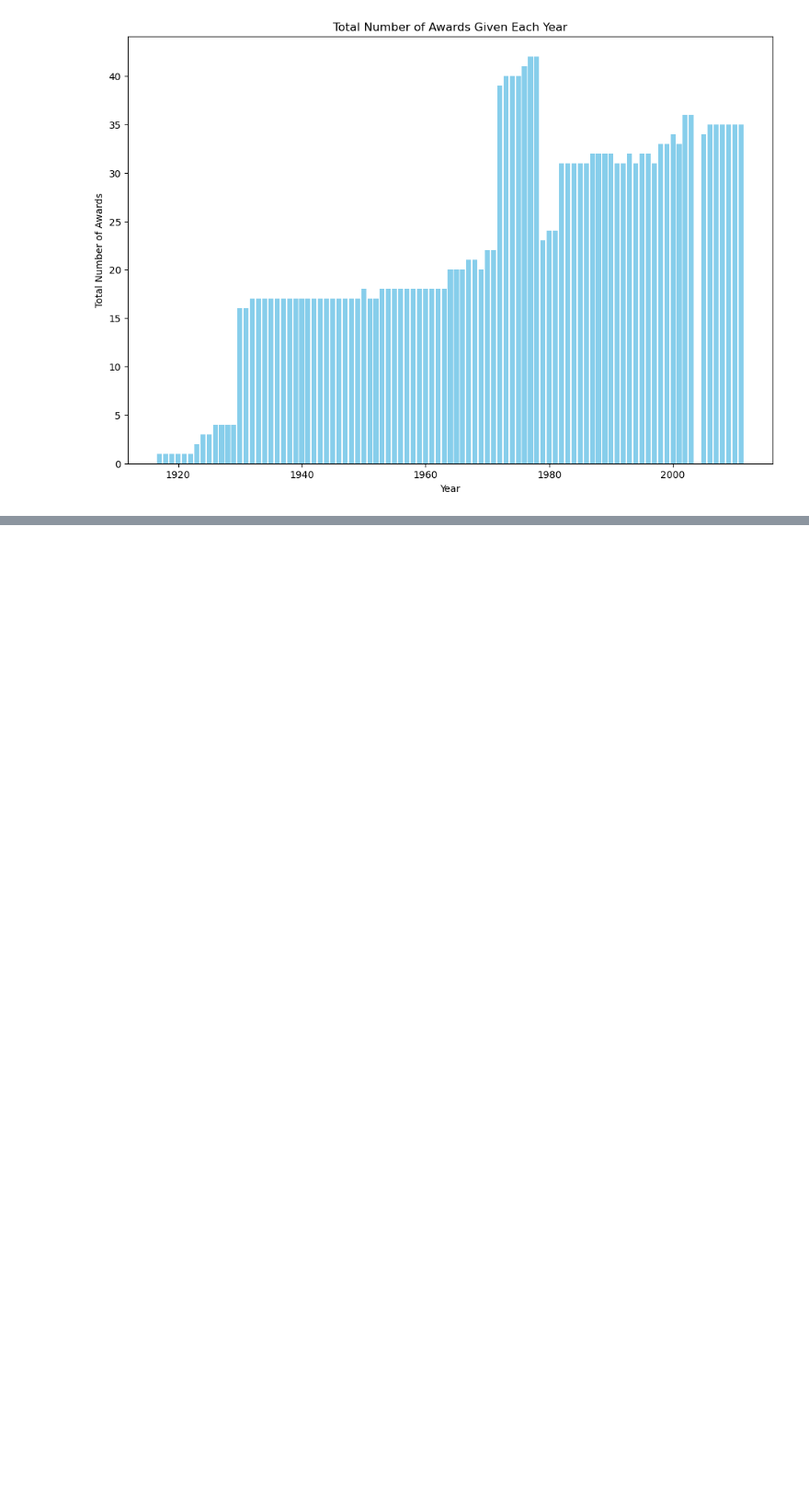
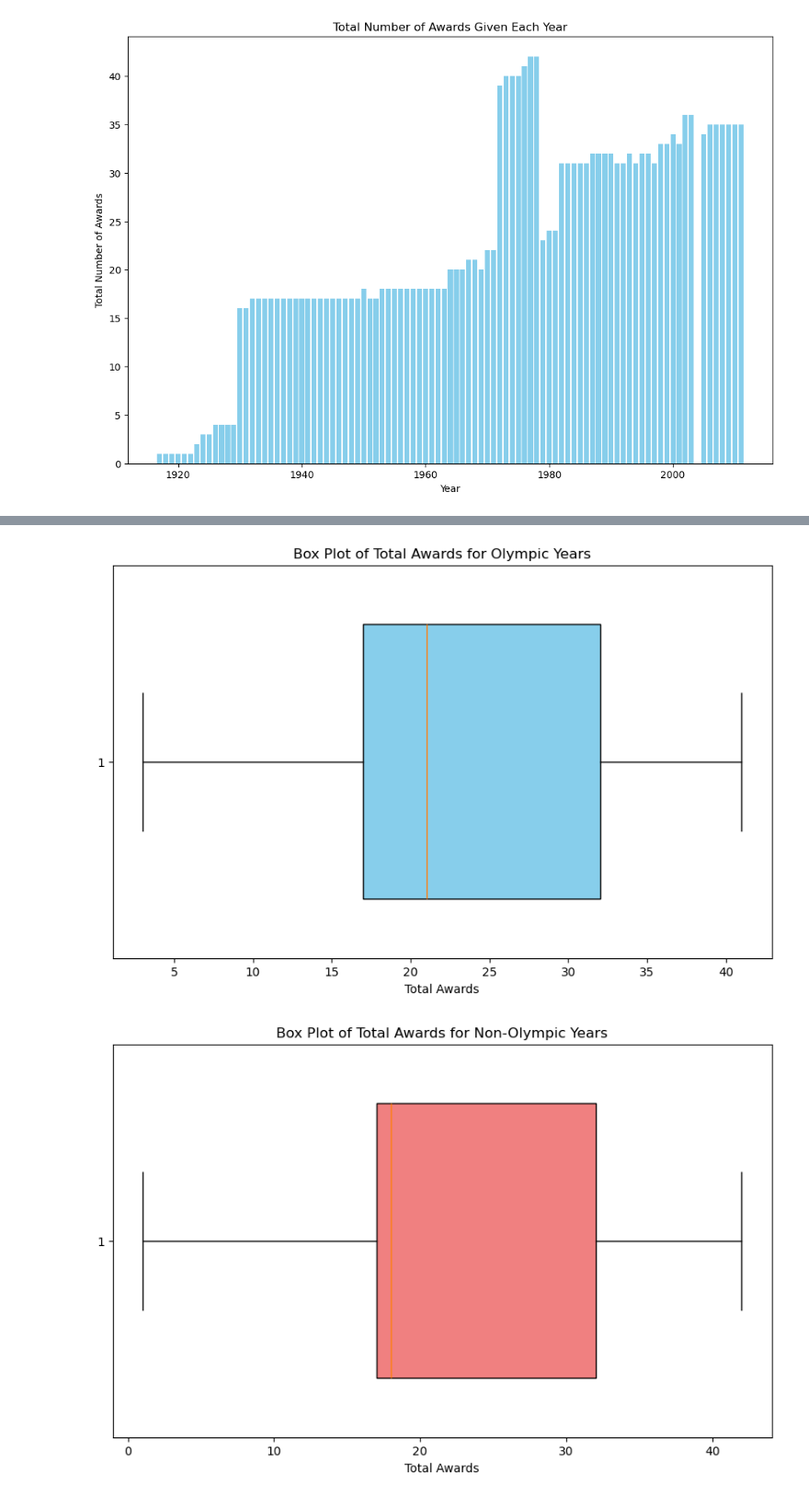
Before and after one commit to samwallach7/Project1-DELTS, a Jupyter notebook: awards&hof.ipynb, the cells around one changed output, grey strips where cells are left out. Shown at 92% size. Saved outputs shown, nothing was run; the diff lists cells and outputs as text; code cells hidden in the pictures; blank space fills up the shorter version.

```diff
--- a/awards&hof.ipynb
+++ b/awards&hof.ipynb
@@ -171,0 +282,19 @@ plt.show()
+# %%
+# No real insights, let's check for outlying years
+
+# Create a box plot for Olympic years
+plt.figure(figsize=(10, 6))
+plt.boxplot(awards_olympic['total_awards_count'], vert=False, widths=0.7, patch_artist=True, boxprops=dict(facecolor='skyblue'))
+plt.title('Box Plot of Total Awards for Olympic Years')
+plt.xlabel('Total Awards')
+plt.show()
+
+# Create a box plot for Non-Olympic years
+plt.figure(figsize=(10, 6))
+plt.boxplot(awards_non_olympic['total_awards_count'], vert=False, widths=0.7, patch_artist=True, boxprops=dict(facecolor='lightcoral'))
+plt.title('Box Plot of Total Awards for Non-Olympic Years')
+plt.xlabel('Total Awards')
+plt.show()
+# %% [output]
+[figure, added]
+[figure, added]
```
Also changed, not shown: parts of 5 cells of this notebook.
